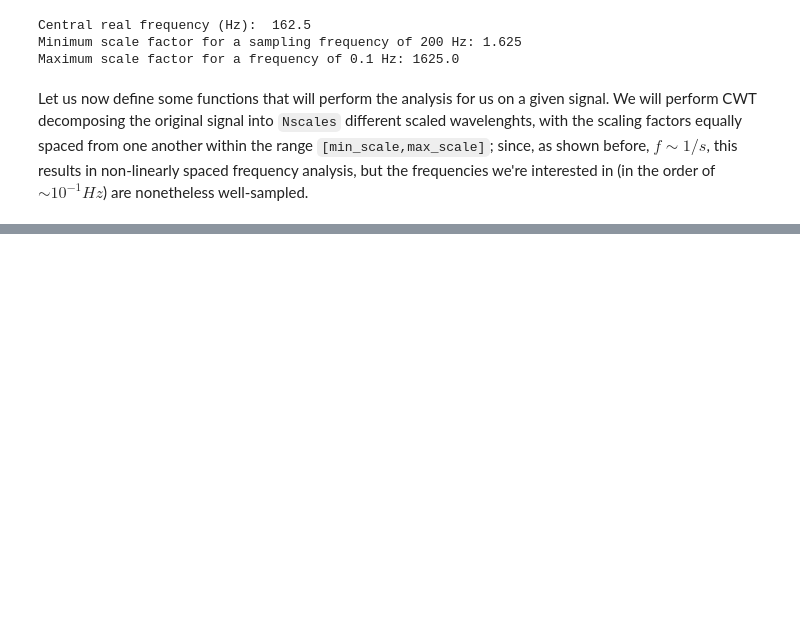
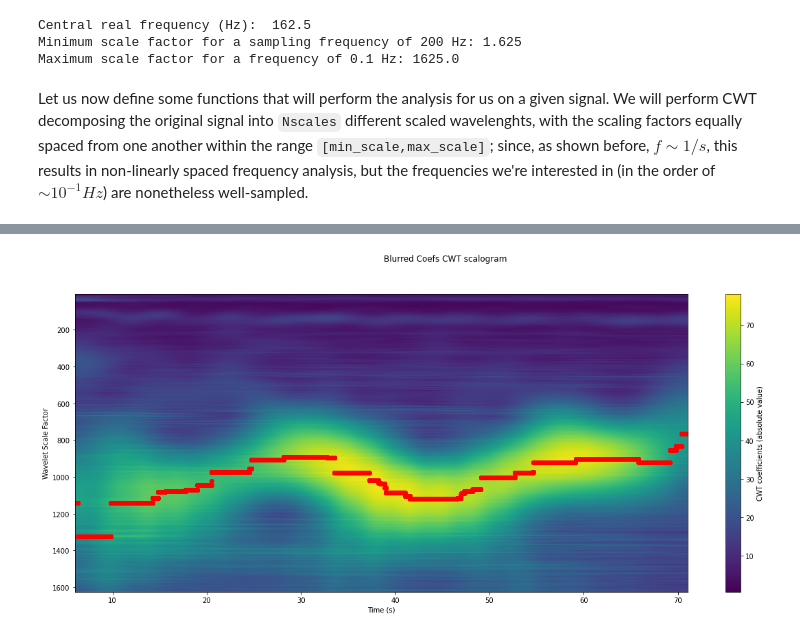
Before and after one commit to zanocrate/LCP_projects_Y4, a Jupyter notebook: Project.ipynb, the cells around one changed output, grey strips where cells are left out. Saved outputs shown, nothing was run; the diff lists cells and outputs as text; code cells hidden in the pictures; blank space fills up the shorter version.

```diff
--- a/Project.ipynb
+++ b/Project.ipynb
@@ -501,3 +525,7 @@ def return_peaks_coordinates(coefs,min_freq,max_freq,wav,sampling_rate):
+# %%
+plot_spectrogram(coefs_filtr,scales,df.index,'Blurred Coefs',absolute=True,peaks_t=time,peaks_s=s_max)
+# %% [output]
+[figure, added]
 # %%
 peaks_t,peaks_s = return_peaks_coordinates(coefs,0.1,0.4,wav,sampling_rate)
 plot_spectrogram(coefs,scales,df.index,'Second Acceleration PCA component',peaks_t=peaks_t,peaks_s=peaks_s)
```
Also changed, not shown: parts of 10 cells of this notebook, 2 other files.
